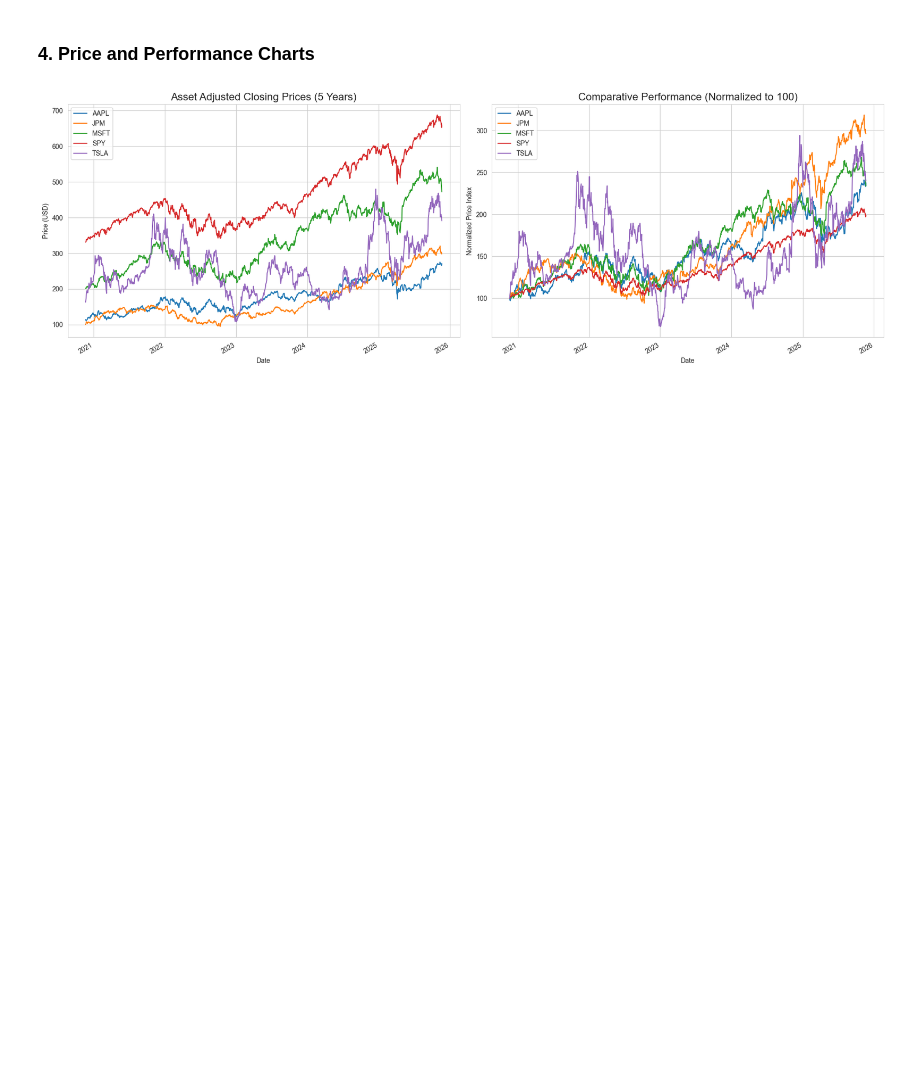
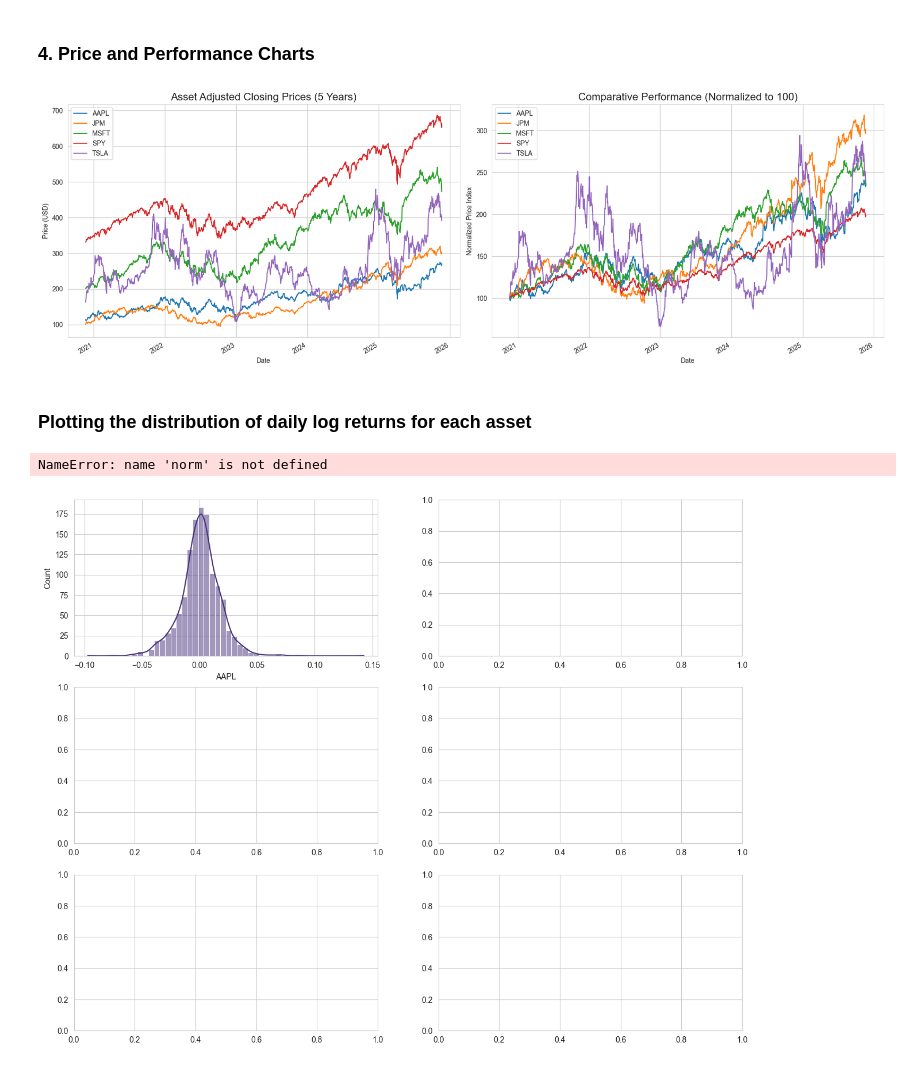
Before and after one commit to muratercumert/Comparative-Analysis-of-Asset-Volatilities, a Jupyter notebook: main.ipynb, the cells around one changed output. Saved outputs shown, nothing was run; the diff lists cells and outputs as text; code cells hidden in the pictures; blank space fills up the shorter version.

```diff
--- a/main.ipynb
+++ b/main.ipynb
@@ -66,3 +66,40 @@ plt.tight_layout()
 plt.show()
 # %% [output]
 [figure]
+# %% [markdown]
+### Plotting the distribution of daily log returns for each asset
+# %%
+num_assets = len(ASSET_TICKERS)
+fig, axes = plt.subplots(nrows=(num_assets + 1) // 2, ncols=2, figsize=(15, 4 * ((num_assets + 1) // 2)))
+
+for i, ticker in enumerate(ASSET_TICKERS):
+    row = i // 2
+    col = i % 2
+
+    # Calculate Mean and Std Dev for the Title
+    mean_return = log_returns[ticker].mean()
+    std_dev = log_returns[ticker].std()
+
+    # Plot the histogram
+    sns.histplot(log_returns[ticker].dropna(), bins=50, kde=True, ax=axes[row, col],
+                 color=sns.color_palette("viridis")[i % 6])
+
+    # Add a normal distribution curve for comparison
+    xmin, xmax = axes[row, col].get_xlim()
+    x = np.linspace(xmin, xmax, 100)
+    p = norm.pdf(x, mean_return, std_dev)
+
+    # Scale the normal PDF to fit the histogram height
+    scale_factor = len(log_returns[ticker]) * (xmax - xmin) / 50  # Approximation
+    axes[row, col].plot(x, p * scale_factor, 'k--', linewidth=2,
+                        label=f'Normal ($\mu={mean_return:.4f}, \sigma={std_dev:.4f}$)')
+
+    axes[row, col].set_title(f'{ticker} Daily Log Return Distribution', fontsize=14)
+    axes[row, col].set_xlabel('Daily Log Return')
+    axes[row, col].legend()
+
+plt.tight_layout()
+plt.show()
+# %% [output]
+NameError: name 'norm' is not defined
+[figure, added]
```
Also changed, not shown: 1 other file.
